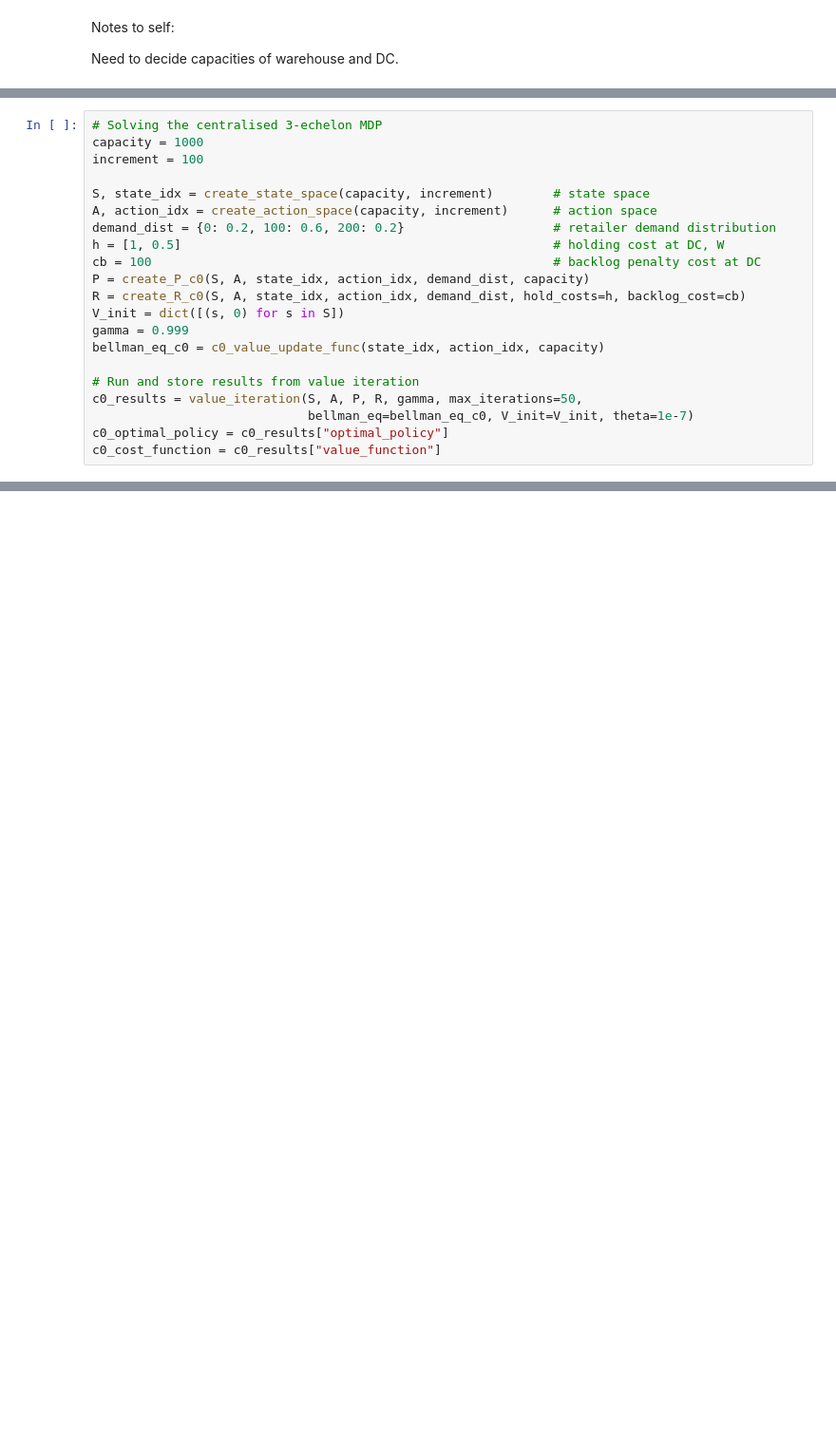
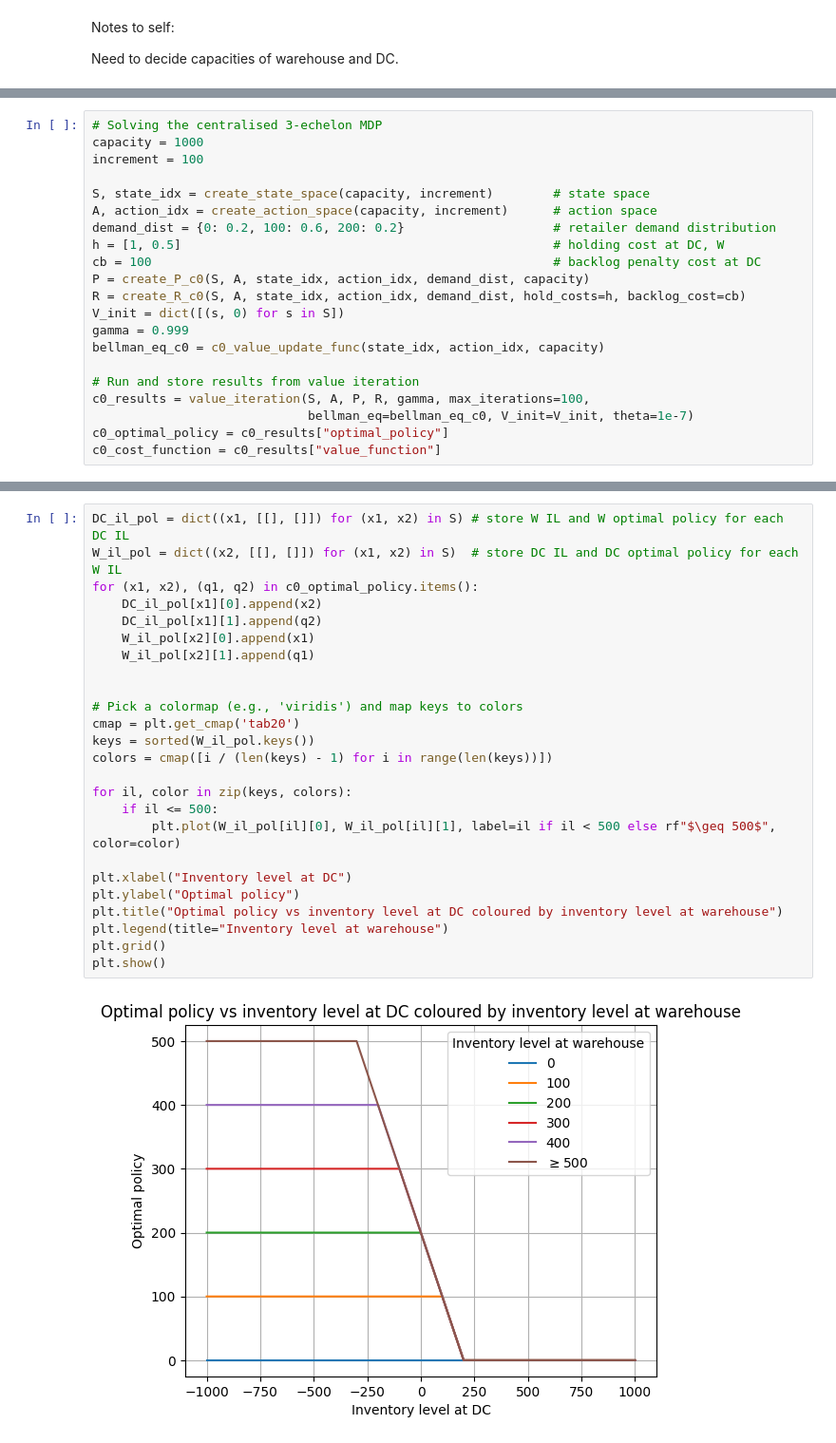
Before and after one commit to turtlesoul25/STOR-i_IM_PhDResearchProposal, a Jupyter notebook: Solve2echMDP.ipynb, the cells around one changed output, grey strips where cells are left out. Shown at 95% size. Drawn from its saved outputs; the diff is of its cells as text; blank space fills up the shorter version.

Commit message:
finished centralised results

```diff
--- a/Solve2echMDP.ipynb
+++ b/Solve2echMDP.ipynb
@@ -163,7 +194,7 @@ gamma = 0.999
 bellman_eq_c0 = c0_value_update_func(state_idx, action_idx, capacity)
 
 # Run and store results from value iteration
-c0_results = value_iteration(S, A, P, R, gamma, max_iterations=50,
+c0_results = value_iteration(S, A, P, R, gamma, max_iterations=100,
                              bellman_eq=bellman_eq_c0, V_init=V_init, theta=1e-7)
 c0_optimal_policy = c0_results["optimal_policy"]
 c0_cost_function = c0_results["value_function"]
@@ -205,3 +230,30 @@ c0_optimal_policy
  (1000, 800): (0, 0),
  (1000, 900): (0, 0),
  (1000, 1000): (0, 0)}
+# %%
+DC_il_pol = dict((x1, [[], []]) for (x1, x2) in S) # store W IL and W optimal policy for each DC IL
+W_il_pol = dict((x2, [[], []]) for (x1, x2) in S)  # store DC IL and DC optimal policy for each W IL
+for (x1, x2), (q1, q2) in c0_optimal_policy.items():
+    DC_il_pol[x1][0].append(x2)
+    DC_il_pol[x1][1].append(q2)
+    W_il_pol[x2][0].append(x1)
+    W_il_pol[x2][1].append(q1)
+
+
+# Pick a colormap (e.g., 'viridis') and map keys to colors
+cmap = plt.get_cmap('tab20')
+keys = sorted(W_il_pol.keys())
+colors = cmap([i / (len(keys) - 1) for i in range(len(keys))])
+
+for il, color in zip(keys, colors):
+    if il <= 500:
+        plt.plot(W_il_pol[il][0], W_il_pol[il][1], label=il if il < 500 else rf"$\geq 500$", color=color)
+
+plt.xlabel("Inventory level at DC")
+plt.ylabel("Optimal policy")
+plt.title("Optimal policy vs inventory level at DC coloured by inventory level at warehouse")
+plt.legend(title="Inventory level at warehouse")
+plt.grid()
+plt.show()
+# %% [output]
+[figure, added]
```
Also changed, not shown: parts of 10 cells of this notebook.
